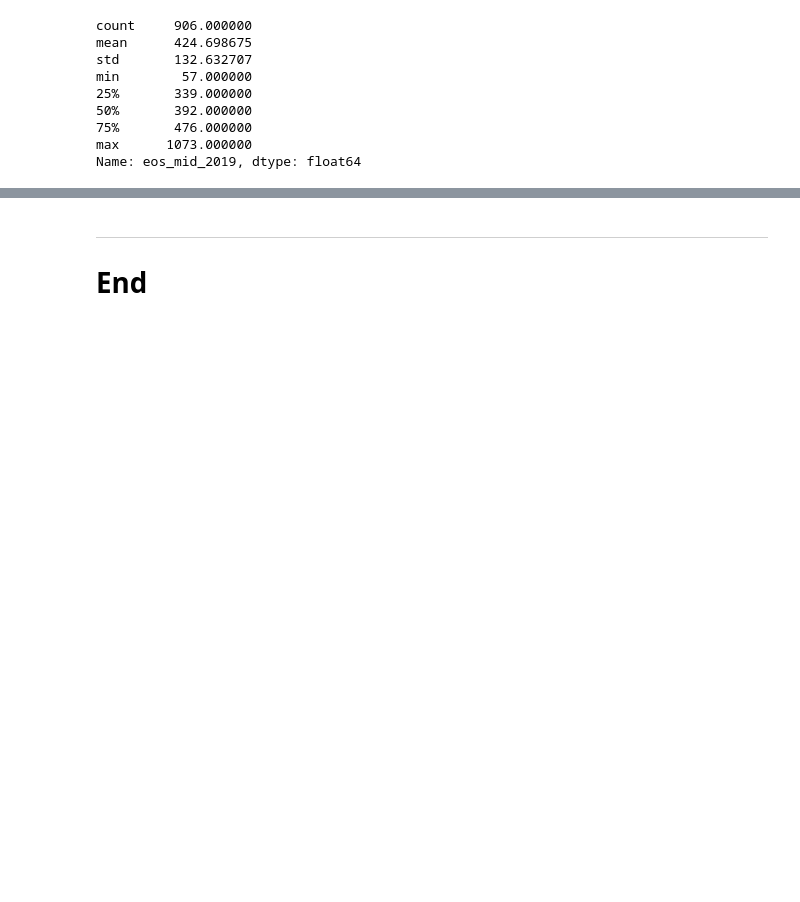
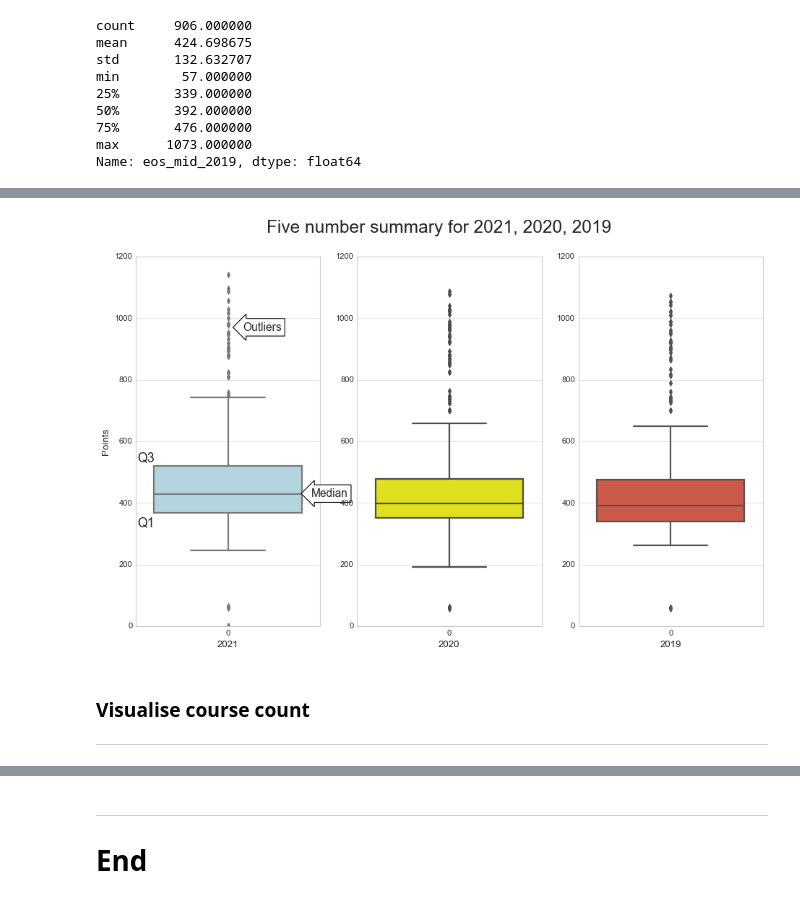
Before and after one commit to Izardo/Fundamentals_of_Data_Analysis, a Jupyter notebook: cao.ipynb, the cells around one changed output, grey strips where cells are left out. Drawn from its saved outputs; the diff is of its cells as text; code cells hidden in the pictures; blank space fills up the shorter version.

```diff
--- a/cao.ipynb
+++ b/cao.ipynb
@@ -1241,0 +1259,38 @@ From this rudimentary analysis, a few observations can be made from the data alr
+# %%
+sns.set_style("whitegrid")
+
+# Create figure & axes.
+fig, (ax1, ax2, ax3) = plt.subplots(1, 3)
+
+# Change figure size.
+fig.set_size_inches(14, 8)
+
+sns.boxplot(ax=ax1, data=mid_21, color="lightblue").set(
+            xlabel='2021',
+            ylabel='Points')
+
+sns.boxplot(ax=ax2, data=mid_20, color="yellow").set(
+            xlabel='2020')
+
+sns.boxplot(ax=ax3, data=mid_19).set(
+            xlabel='2019')
+
+# Use plt.text to annotate plots.
+ax1.text(x=.01, y=.270, s="Q1", fontsize=16, transform=ax1.transAxes)
+
+ax1.text(x=.01, y=.445, s="Q3", fontsize=16, transform=ax1.transAxes)
+
+ax1.text(x=.95, y=.35, s="Median", fontsize=14, transform=ax1.transAxes,
+         bbox=dict(boxstyle="larrow", ec="black", fc="white", lw=1))
+
+ax1.text(x=.58, y=.80, s="Outliers", fontsize=14, transform=ax1.transAxes,
+         bbox=dict(boxstyle="lArrow", ec="black", fc="white", lw=1))
+
+fig.suptitle("Five number summary for 2021, 2020, 2019", fontsize=22)
+
+plt.show();
+# %% [output]
+[figure, added]
+# %% [markdown]
+### Visualise course count
+***
```
Also changed, not shown: parts of 27 cells of this notebook, 9 other files.
